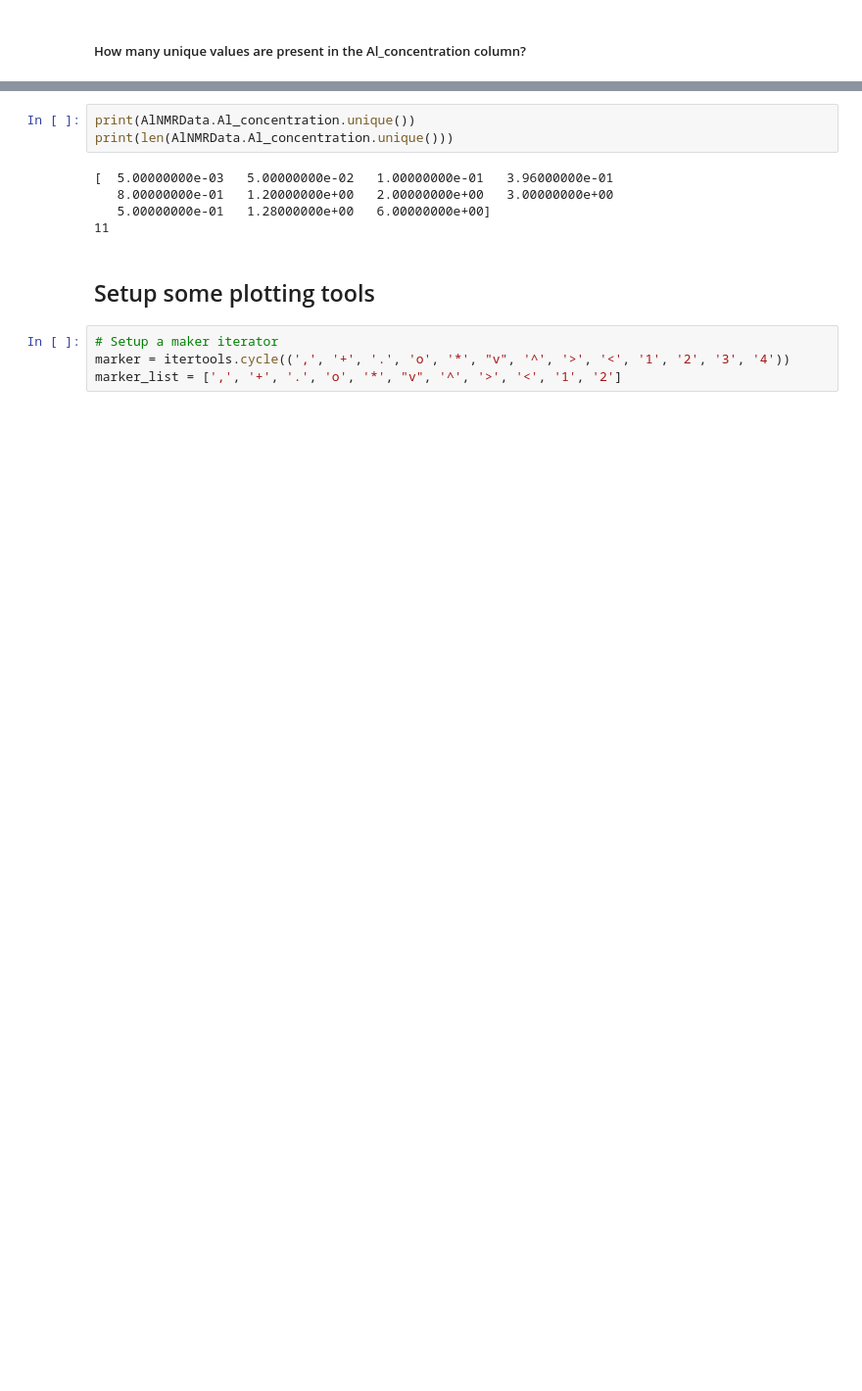
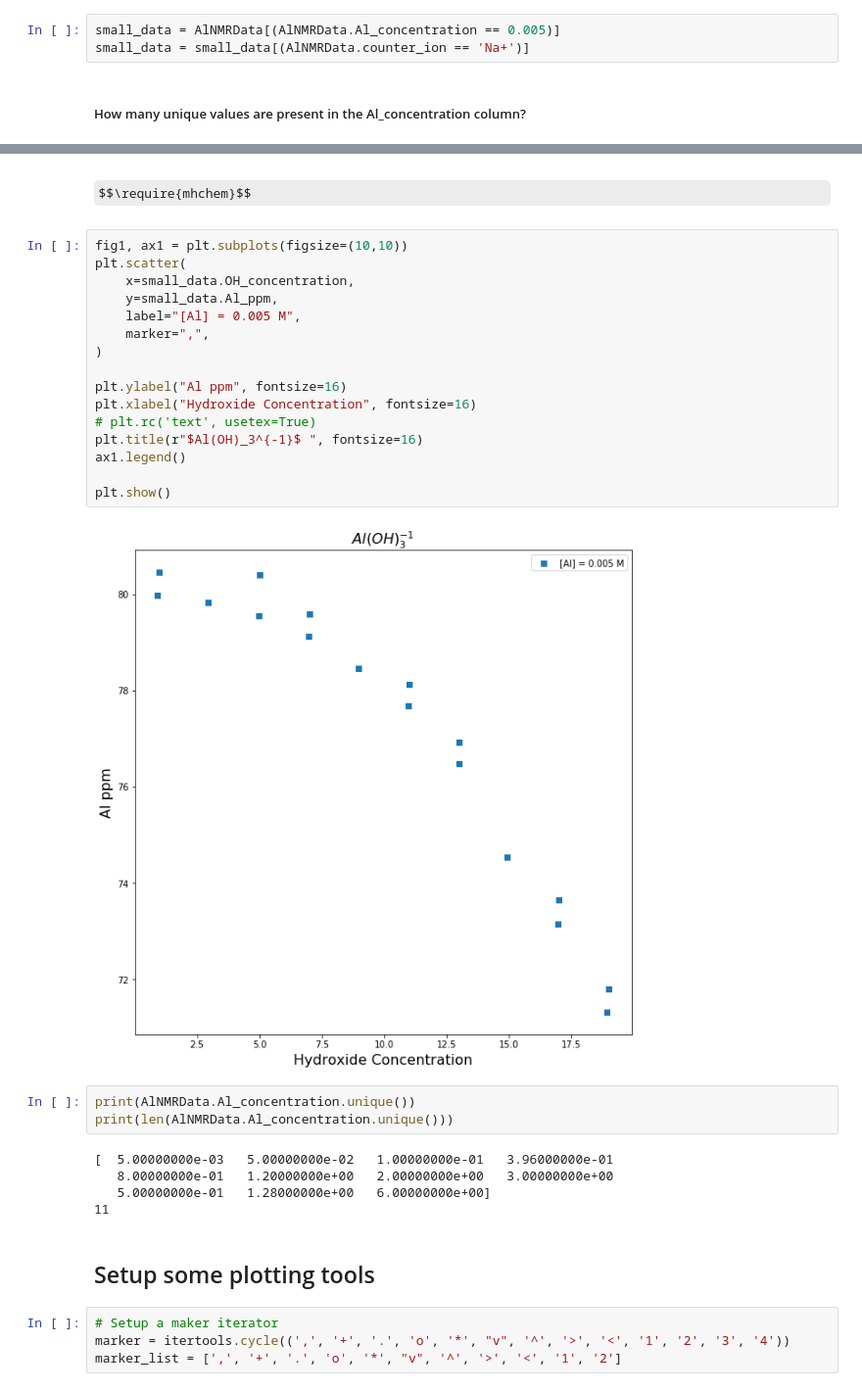
Before and after one commit to biggstd/pyluminate, a Jupyter notebook: notebooks/Al Review Figures.ipynb, the cells around one changed output, grey strips where cells are left out. Shown: that part at 98% size. Saved outputs shown, nothing was run; the diff lists cells and outputs as text; some formulas as TeX source; blank space fills up the shorter version.

```diff
--- a/notebooks/Al Review Figures.ipynb
+++ b/notebooks/Al Review Figures.ipynb
@@ -57,2 +61,5 @@ AlNMRData.head()
+# %%
+small_data = AlNMRData[(AlNMRData.Al_concentration == 0.005)]
+small_data = small_data[(AlNMRData.counter_ion == 'Na+')]
 # %% [markdown]
 ##### How many unique values are present in the Al_concentration column?
@@ -59,3 +87,23 @@ AlNMRData.head()
+# %% [markdown]
+$$\require{mhchem}$$
+# %%
+fig1, ax1 = plt.subplots(figsize=(10,10))
+plt.scatter(
+    x=small_data.OH_concentration,
+    y=small_data.Al_ppm,
+    label="[Al] = 0.005 M",
+    marker=",",
+)
+
+plt.ylabel("Al ppm", fontsize=16)
+plt.xlabel("Hydroxide Concentration", fontsize=16)
+# plt.rc('text', usetex=True)
+plt.title(r"$Al(OH)_3^{-1}$ ", fontsize=16)
+ax1.legend()
+
+plt.show()
+# %% [output]
+[figure, added]
 # %%
 print(AlNMRData.Al_concentration.unique())
 print(len(AlNMRData.Al_concentration.unique()))
```
Also changed, not shown: parts of 15 cells of this notebook.
